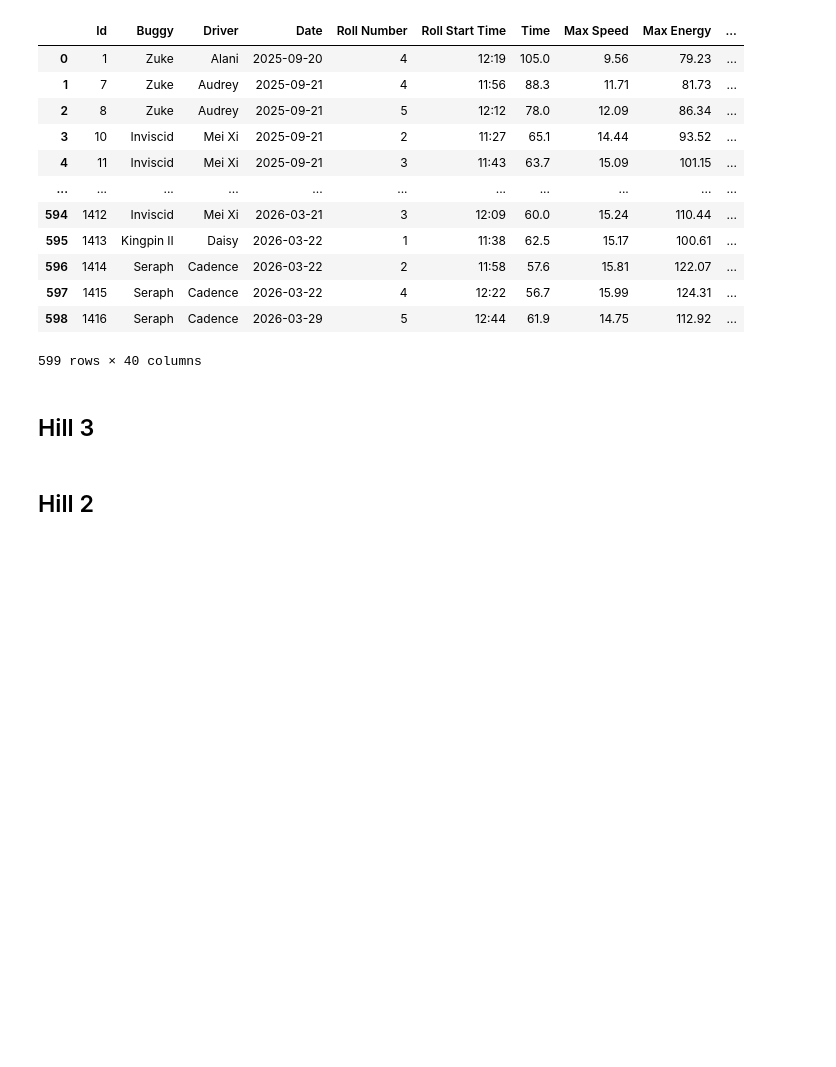
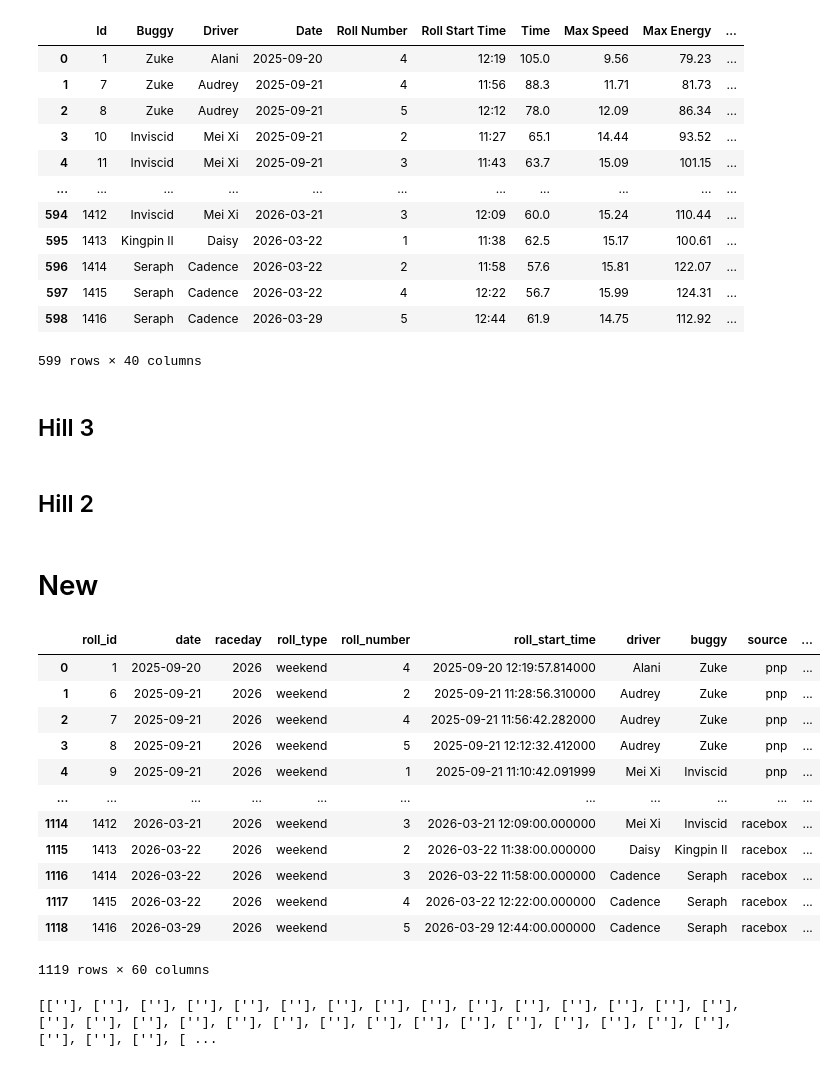
Before and after one commit to D0ugins/srs, a Jupyter notebook: backend/src/notebooks/graphs.ipynb, the cells around one changed output. Drawn from its saved outputs; the diff is of its cells as text; code cells hidden in the pictures; blank space fills up the shorter version.

```diff
--- a/backend/src/notebooks/graphs.ipynb
+++ b/backend/src/notebooks/graphs.ipynb
@@ -150,3 +152,83 @@ px.scatter(freerolls, x='Crosswalk Speed', y='Time', color='heat', hover_data=['
 px.scatter(freerolls, x='Crosswalk Speed', y='Max Speed', color='Buggy', hover_data=['Id', 'key', 'Time'], color_discrete_map=cmap)
 # %%
 px.scatter(freerolls, x='Crosswalk Speed', y='Max Speed', color='heat', hover_data=['Id', 'key', 'Time'], color_discrete_map=cmap)
+# %% [markdown]
+# New
+# %%
+import numpy as np
+from sqlalchemy import select
+from db.database import File, RollStat, engine
+
+# every RollStat quantity as `<quantity>` / `<quantity>.sd`, one row per roll
+raw_stats = pd.read_sql(
+  select(RollStat.roll_id, RollStat.quantity, RollStat.value, RollStat.sd, RollStat.status,
+         File.type.label('source')).join(File, File.id == RollStat.source_id), engine)
+raw_stats['source'] = np.where(raw_stats['source'].str.contains('racebox'), 'racebox', 'pnp')
+raw_stats.loc[raw_stats['status'] != 'ok', ['value', 'sd']] = np.nan
+# racebox preferred for the few rolls carrying both sources
+raw_stats = raw_stats[(raw_stats['source'] == 'racebox')
+                | ~raw_stats.groupby('roll_id')['source'].transform(lambda s: (s == 'racebox').any())]
+
+roll_stats = raw_stats.pivot(index='roll_id', columns='quantity', values=['value', 'sd'])
+roll_stats.columns = [q if kind == 'value' else f'{q}.sd' for kind, q in roll_stats.columns]
+roll_stats = roll_stats.sort_index(axis=1)
+roll_stats.insert(0, 'source', raw_stats.groupby('roll_id')['source'].first())
+roll_stats = roll_stats.reset_index()
+# %%
+from db.database import Buggy, Driver, Roll, RollDate
+
+STAT_NAMES = {
+  'time.crosswalk-hill_3': 'time', 'time.crosswalk-chute_start': 'to_chute_time',
+  'time.chute_start-hill_3': 'chute_time', 'time.crosswalk-stop_sign': 'to_stop_sign_time',
+  'time.stop_sign-hill_3': 'from_stop_sign_time', 'time.hill_1-finish_line': 'roll_time',
+  'time.hill_1-hill_2': 'hill_1_time', 'time.hill_2-crosswalk': 'hill_2_time',
+  'time.hill_3-hill_4': 'hill_3_time', 'time.hill_4-hill_5': 'hill_4_time',
+  'time.hill_5-finish_line': 'hill_5_time',
+  'max_speed': 'max_speed', 'max_energy': 'max_energy',
+  'speed.crosswalk': 'crosswalk_speed', 'speed.chute_start': 'chute_speed',
+  'energy.crosswalk': 'crosswalk_energy', 'energy.chute_start': 'chute_energy',
+  'eloss.crosswalk-chute_start': 'to_chute_energy_loss',
+  'eloss.chute_start-hill_3': 'chute_energy_loss',
+  'eloss.crosswalk-hill_3': 'freeroll_energy_loss',
+  'pickup.speed': 'pickup_speed', 'pickup.arc': 'pickup_arc',
+  'path.crosswalk-chute_start': 'to_chute_path', 'path.chute_start-hill_3': 'chute_path',
+  'path.crosswalk-hill_3': 'freeroll_path',
+}
+
+meta = pd.read_sql(
+  select(Roll.id.label('roll_id'), Driver.name.label('driver'), Buggy.name.label('buggy'),
+         RollDate.year, RollDate.month, RollDate.day, RollDate.type.label('roll_type'),
+         Roll.roll_number, Roll.start_time.label('roll_start_time'), Roll.mech_notes)
+  .join(Driver, Driver.id == Roll.driver_id).join(Buggy, Buggy.id == Roll.buggy_id)
+  .join(RollDate, RollDate.id == Roll.roll_date_id), engine)
+meta['roll_type'] = meta['roll_type'].map(lambda t: t.value)
+meta['roll_number'] = meta['roll_number'].astype('Int64')
+meta['date'] = pd.to_datetime(meta[['year', 'month', 'day']])
+meta['raceday'] = (meta['year'] + (meta['month'] >= 5)).astype('str')  # season the roll belongs to
+meta = meta.drop(columns=['year', 'month', 'day'])
+
+rolls = roll_stats.rename(columns={**STAT_NAMES,
+                                   **{f'{q}.sd': f'{n}_sd' for q, n in STAT_NAMES.items()}})
+rolls = meta.merge(rolls, on='roll_id', how='right')
+rolls = rolls[['roll_id', 'date', 'raceday', 'roll_type', 'roll_number', 'roll_start_time',
+               'driver', 'buggy', 'source', 'mech_notes']
+              + [c for n in STAT_NAMES.values() for c in (n, f'{n}_sd')]]
+rolls
+# %% [output]
+|  | roll_id | date | raceday | roll_type | roll_number | roll_start_time | driver | buggy | source | ... |
+| 0 | 1 | 2025-09-20 | 2026 | weekend | 4 | 2025-09-20 12:19:57.814000 | Alani | Zuke | pnp | ... |
+| 1 | 6 | 2025-09-21 | 2026 | weekend | 2 | 2025-09-21 11:28:56.310000 | Audrey | Zuke | pnp | ... |
+| 2 | 7 | 2025-09-21 | 2026 | weekend | 4 | 2025-09-21 11:56:42.282000 | Audrey | Zuke | pnp | ... |
+| 3 | 8 | 2025-09-21 | 2026 | weekend | 5 | 2025-09-21 12:12:32.412000 | Audrey | Zuke | pnp | ... |
+| 4 | 9 | 2025-09-21 | 2026 | weekend | 1 | 2025-09-21 11:10:42.091999 | Mei Xi | Inviscid | pnp | ... |
+| ... | ... | ... | ... | ... | ... | ... | ... | ... | ... | ... |
+| 1114 | 1412 | 2026-03-21 | 2026 | weekend | 3 | 2026-03-21 12:09:00.000000 | Mei Xi | Inviscid | racebox | ... |
+| 1115 | 1413 | 2026-03-22 | 2026 | weekend | 2 | 2026-03-22 11:38:00.000000 | Daisy | Kingpin II | racebox | ... |
+| 1116 | 1414 | 2026-03-22 | 2026 | weekend | 3 | 2026-03-22 11:58:00.000000 | Cadence | Seraph | racebox | ... |
+| 1117 | 1415 | 2026-03-22 | 2026 | weekend | 4 | 2026-03-22 12:22:00.000000 | Cadence | Seraph | racebox | ... |
+| 1118 | 1416 | 2026-03-29 | 2026 | weekend | 5 | 2026-03-29 12:44:00.000000 | Cadence | Seraph | racebox | ... |
+1119 rows × 60 columns
+# %%
+print([r.split('\n') for r in rolls.mech_notes])
+# %% [output]
+[[''], [''], [''], [''], [''], [''], [''], [''], [''], [''], [''], [''], [''], [''], [''], [''], [''], [''], [''], [''], [''], [''], [''], [''], [''], [''], [''], [''], [''], [''], [''], [''], [''], [ ...
```
Also changed, not shown: parts of 14 cells of this notebook.
